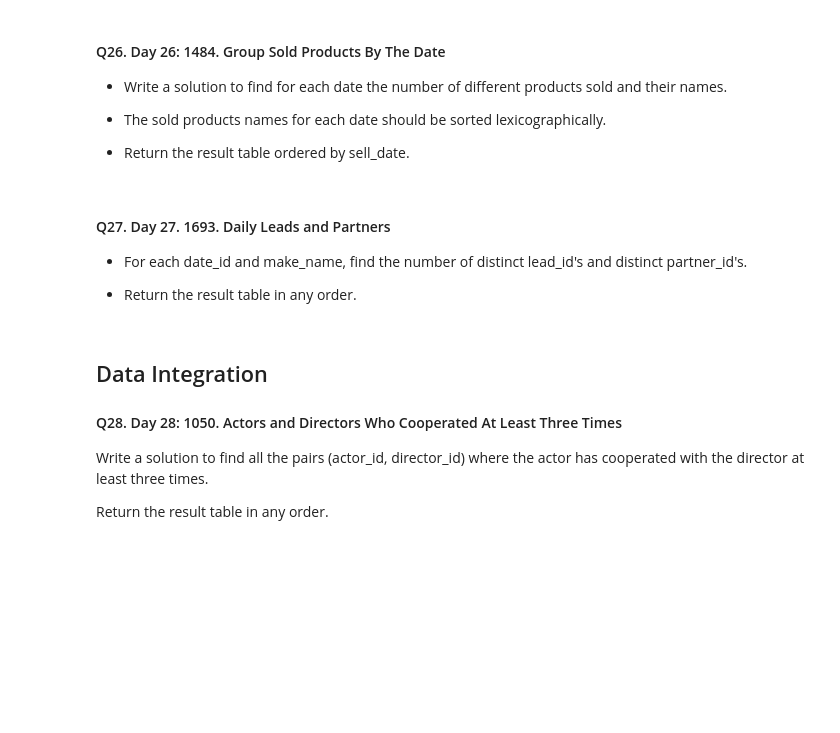
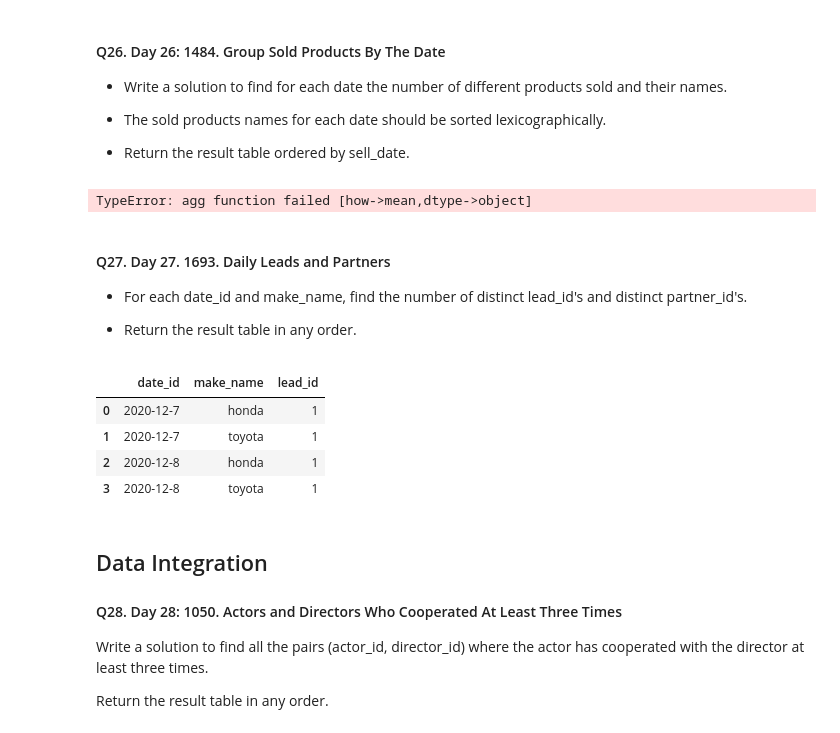
Before and after one commit to manishpan/pandas-practice, a Jupyter notebook: 30_days_of_pandas.ipynb, the cells around one changed output. Saved outputs shown, nothing was run; the diff lists cells and outputs as text; code cells hidden in the pictures; blank space fills up the shorter version.

```diff
--- a/30_days_of_pandas.ipynb
+++ b/30_days_of_pandas.ipynb
@@ -563,7 +630,9 @@ largest_orders(orders)
 import pandas as pd
 
 def categorize_products(activities: pd.DataFrame) -> pd.DataFrame:
-    pass
+    activites.drop_duplicates(inplace=True)
+    df = activites.groupby("sell_date", as_index=False).agg("mean")
+    return df
 
 # Test case:
 sell_date = ['2020-05-30', '2020-06-01', '2020-06-02', '2020-05-30', '2020-06-01', '2020-06-02', '2020-05-30']
@@ -571,6 +640,8 @@ product = ['Headphone', 'Pencil', 'Mask', 'Basketball', 'Bible', 'Mask', 'T-Shir
 activites = pd.DataFrame(list(zip(sell_date, product)), columns=['sell_date', 'product'])
 
 categorize_products(activites)
+# %% [output]
+TypeError: agg function failed [how->mean,dtype->object]
 # %% [markdown]
 #### Q27. Day 27. 1693. Daily Leads and Partners
 
@@ -580,19 +651,34 @@ categorize_products(activites)
 # %%
 import pandas as pd
 
 def daily_leads_and_partners(daily_sales: pd.DataFrame) -> pd.DataFrame:
-    pass
+    df_lead = daily_sales.copy()
+    df_lead = df_lead.drop(["partner_id"], axis = 1)
+    df_lead.drop_duplicates(subset=["date_id", "make_name"], inplace=True)
+    df_lead_groupby = df_lead.groupby(["date_id", "make_name"], as_index=False).count()
+    return df_lead_groupby
+
+    df_partner = daily_sales.copy()
+    df_partner = df_partner.drop(["lead_id"], axis = 1)
+    df_partner.drop_duplicates(subset=["date_id", "make_name"], inplace=True)
+    df_partner.groupby(["date_id", "make_name"], as_index=False).count()
 
 # Test case:
 date_id = ['2020-12-8', '2020-12-8', '2020-12-8', '2020-12-7', '2020-12-7', '2020-12-8', '2020-12-8', '2020-12-7', '2020-12-7', '2020-12-7']
 make_name = ['toyota', 'toyota', 'toyota', 'toyota', 'toyota', 'honda', 'honda', 'honda', 'honda', 'honda']
 lead_id = [0, 1, 1, 0, 0, 1, 2, 0, 1, 2]
 partner_id = [1, 0, 2, 2, 1, 2, 1, 1, 2, 1]
 daily_sales_table = list(zip(date_id, make_name, lead_id, partner_id))
 
 daily_sales = pd.DataFrame(daily_sales_table, columns=['date_id', 'make_name', 'lead_id', 'partner_id'])
 
 daily_leads_and_partners(daily_sales)
+# %% [output]
+|  | date_id | make_name | lead_id |
+| 0 | 2020-12-7 | honda | 1 |
+| 1 | 2020-12-7 | toyota | 1 |
+| 2 | 2020-12-8 | honda | 1 |
+| 3 | 2020-12-8 | toyota | 1 |
 # %% [markdown]
 ## Data Integration
 
```
Also changed, not shown: parts of 12 cells of this notebook.
